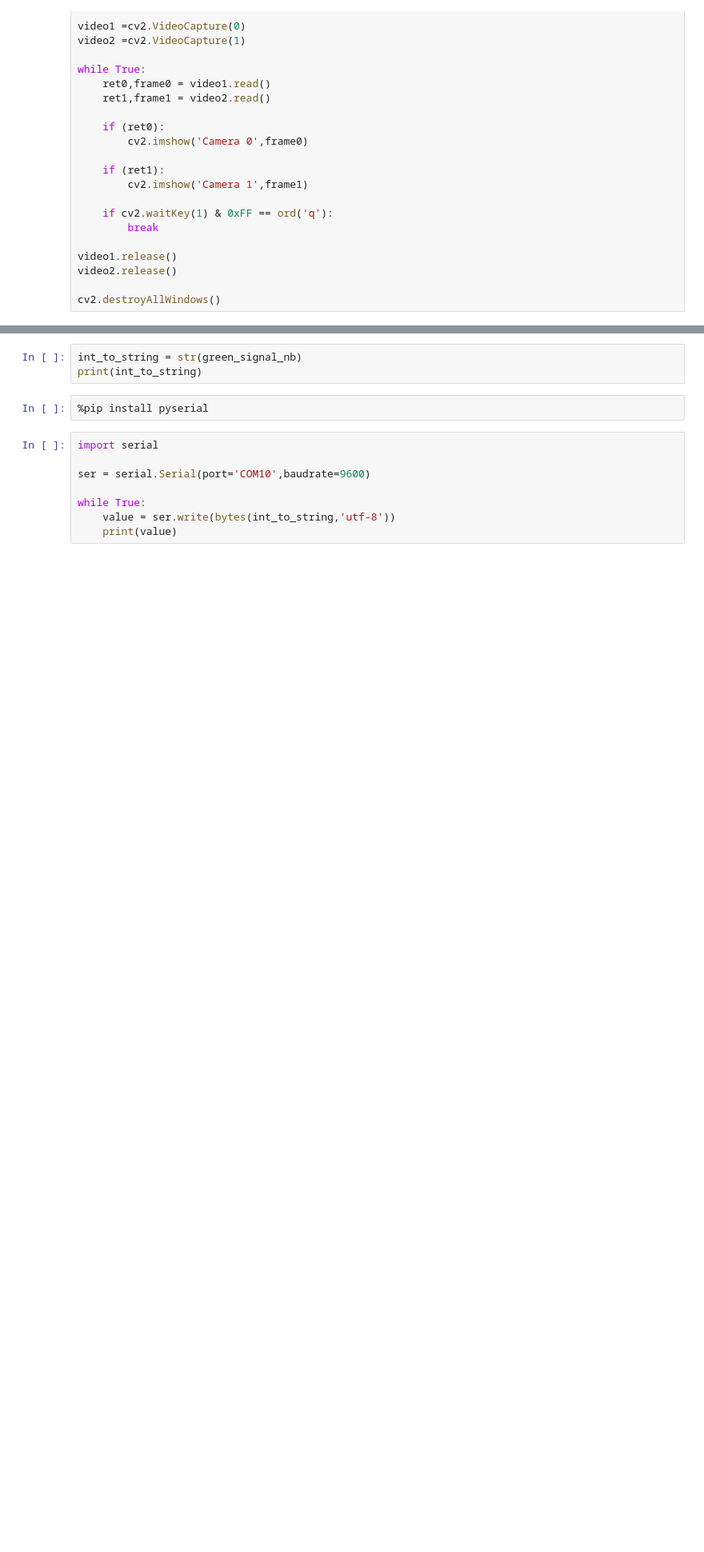
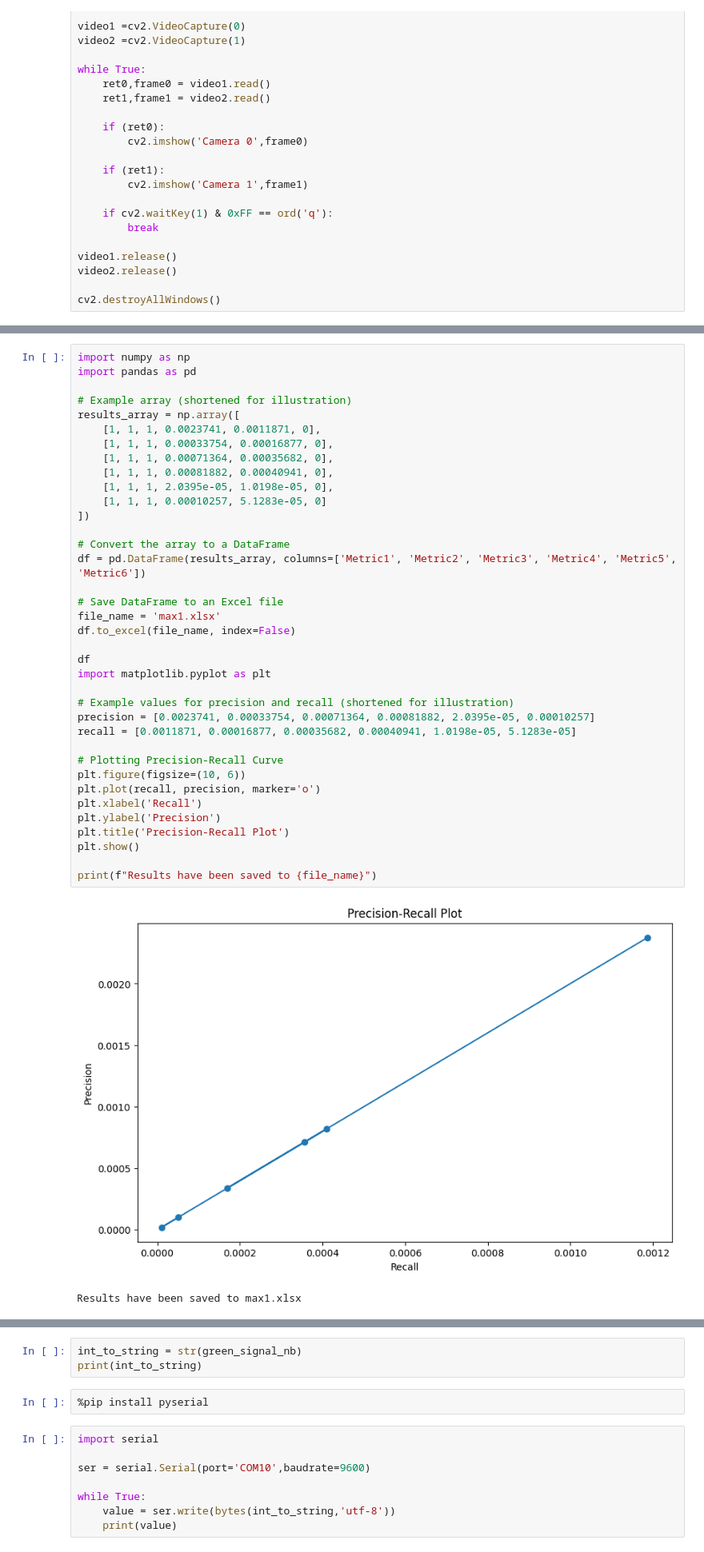
Before and after one commit to mark-2002/project_work, a Jupyter notebook: retesting.ipynb, the cells around one changed output, grey strips where cells are left out. Shown: that part at 80% size. Drawn from its saved outputs; the diff is of its cells as text; blank space fills up the shorter version.

```diff
--- a/retesting.ipynb
+++ b/retesting.ipynb
@@ -392,0 +857,40 @@ model.val(split=px)
+# %%
+import numpy as np
+import pandas as pd
+
+# Example array (shortened for illustration)
+results_array = np.array([
+    [1, 1, 1, 0.0023741, 0.0011871, 0],
+    [1, 1, 1, 0.00033754, 0.00016877, 0],
+    [1, 1, 1, 0.00071364, 0.00035682, 0],
+    [1, 1, 1, 0.00081882, 0.00040941, 0],
+    [1, 1, 1, 2.0395e-05, 1.0198e-05, 0],
+    [1, 1, 1, 0.00010257, 5.1283e-05, 0]
+])
+
+# Convert the array to a DataFrame
+df = pd.DataFrame(results_array, columns=['Metric1', 'Metric2', 'Metric3', 'Metric4', 'Metric5', 'Metric6'])
+
+# Save DataFrame to an Excel file
+file_name = 'max1.xlsx'
+df.to_excel(file_name, index=False)
+
+df
+import matplotlib.pyplot as plt
+
+# Example values for precision and recall (shortened for illustration)
+precision = [0.0023741, 0.00033754, 0.00071364, 0.00081882, 2.0395e-05, 0.00010257]
+recall = [0.0011871, 0.00016877, 0.00035682, 0.00040941, 1.0198e-05, 5.1283e-05]
+
+# Plotting Precision-Recall Curve
+plt.figure(figsize=(10, 6))
+plt.plot(recall, precision, marker='o')
+plt.xlabel('Recall')
+plt.ylabel('Precision')
+plt.title('Precision-Recall Plot')
+plt.show()
+
+print(f"Results have been saved to {file_name}")
+# %% [output]
+[figure, added]
+Results have been saved to max1.xlsx
```
Also changed, not shown: parts of 12 cells of this notebook, 1 other file.
